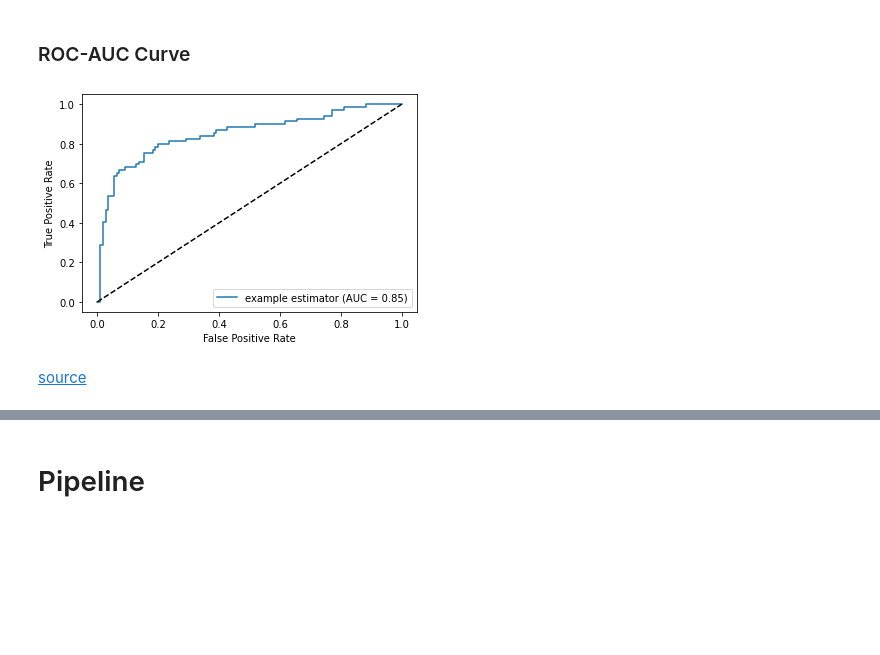
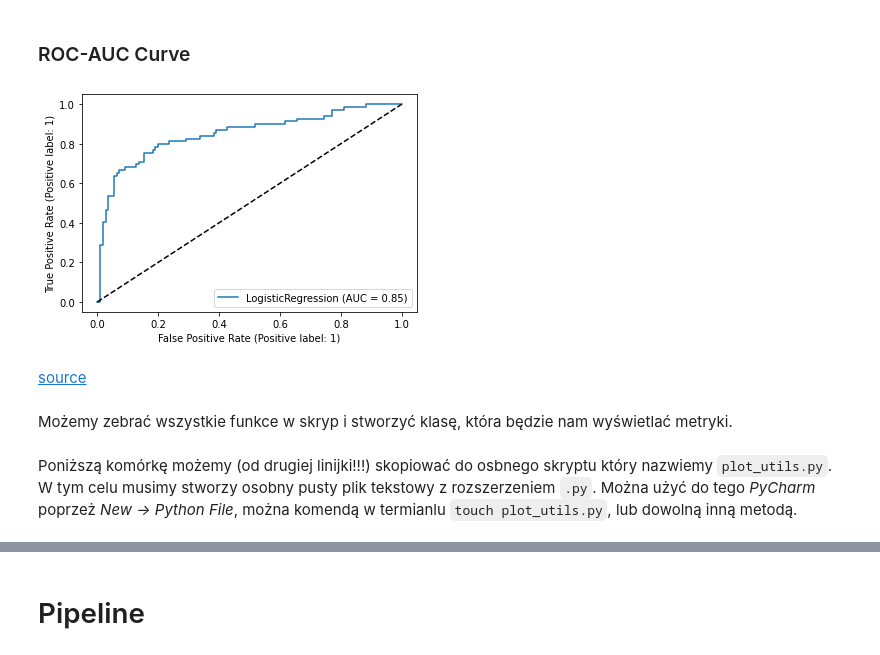
Before and after one commit to Kamil128/Training_DS_Classification, a Jupyter notebook: 2_3_LogisticRegresion_end-2-end.ipynb, the cells around one changed output, grey strips where cells are left out. Drawn from its saved outputs; the diff is of its cells as text; code cells hidden in the pictures; blank space fills up the shorter version.

```diff
--- a/2_3_LogisticRegresion_end-2-end.ipynb
+++ b/2_3_LogisticRegresion_end-2-end.ipynb
@@ -744,16 +753,20 @@ weighted avg       0.82      0.82      0.81       179
 # %%
 from sklearn.metrics import roc_curve, auc, RocCurveDisplay
 
 y_pred_proba = cls.predict_proba(X_test_tr)[:, 1]
 [fpr, tpr, thr] = roc_curve(y_test, y_pred_proba)
 roc_auc = auc(fpr, tpr)
 
-display = RocCurveDisplay(fpr=fpr, tpr=tpr, roc_auc=roc_auc,
-                                   estimator_name='example estimator')
-display.plot()
+RocCurveDisplay.from_estimator(estimator=cls, X=X_test_tr, y=y_test)
 plt.plot([0, 1], [0, 1], 'k--')
+
 plt.show()
 # %% [output]
-[figure, old version]
+[figure, new version]
 # %% [markdown]
 [source](https://scikit-learn.org/stable/modules/generated/sklearn.metrics.RocCurveDisplay.html)
+# %% [markdown]
+Możemy zebrać wszystkie funkce w skryp i stworzyć klasę, która będzie nam wyświetlać metryki.
+# %% [markdown]
+Poniższą komórkę możemy (od drugiej linijki!!!) skopiować do osbnego skryptu który nazwiemy `plot_utils.py`.
+W tym celu musimy stworzy osobny pusty plik tekstowy z rozszerzeniem `.py`. Można użyć do tego _PyCharm_ poprzeż _New -> Python File_, można komendą w termianlu `touch plot_utils.py`, lub dowolną inną metodą.
```
Also changed, not shown: parts of 12 cells of this notebook.
